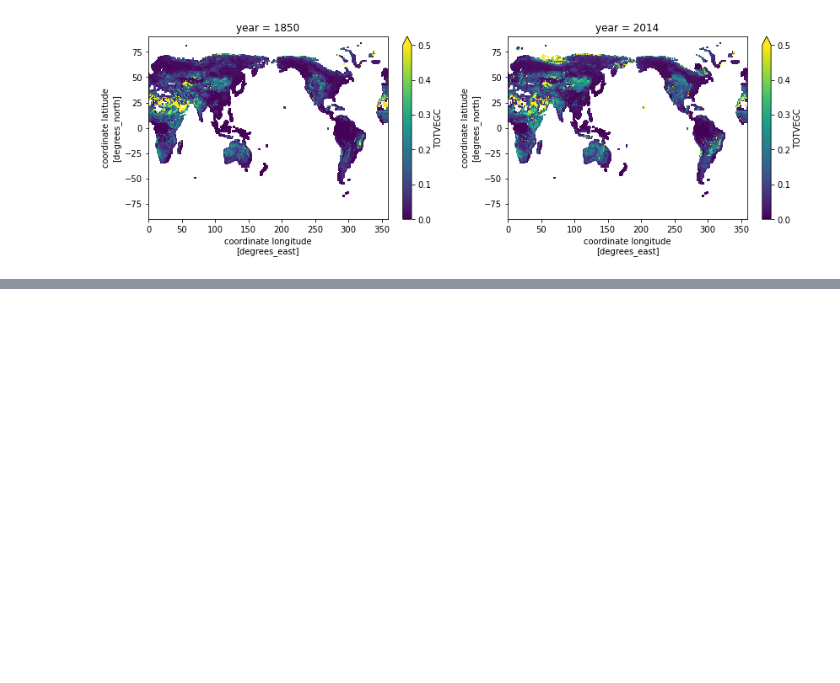
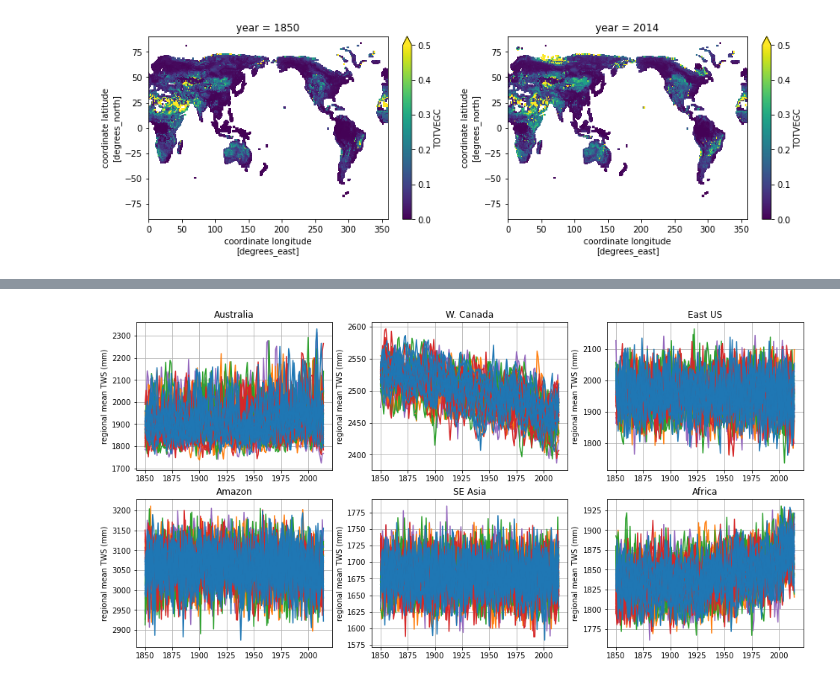
Before and after one commit to wwieder/cesm-lens, a Jupyter notebook: notebooks/lens_InitCond.ipynb, the cells around one changed output, grey strips where cells are left out. Saved outputs shown, nothing was run; the diff lists cells and outputs as text; code cells hidden in the pictures; blank space fills up the shorter version.

```diff
--- a/notebooks/lens_InitCond.ipynb
+++ b/notebooks/lens_InitCond.ipynb
@@ -287,3 +292,21 @@ plt.subplot(122)
 (ds.isel(year=-1).std(dim='ens')/ds.isel(year=-1).mean(dim='ens')).plot(vmax=0.5,vmin=0);
 # %% [output]
 [figure]
+# %%
+# As above, look at individual grid cells
+n = len(temp.ens)
+lats = [55, 55 ,-25,-30,60, 60]
+lons = [105,255,300,150,125,50]
+
+plt.figure(figsize=[16,8])
+for h in range(len(lats)):
+    temp = ds[var[0]].sel(lat=lats[h], lon=lons[h], method='nearest')
+    plt.subplot(2,3,(h+1))
+    plt.grid()
+    plt.ylabel(CESM2fields[0]+' (KgC/m2)');
+    plt.title('lat = '+str(lats[h])+', lon = '+str(lons[h]) )
+    if h>=2: plt.xlabel('year')
+    for i in range(n):
+        #macroID = int(macro_col[i])
+        #plt.plot(temp.year,temp.isel(ens=i),color=colors[macroID]);
+        plt.plot(temp.year,(temp*1e-3).isel(ens=i),color=TileCol[i]);
@@ -289,0 +327,19 @@ plt.subplot(122)
+# %%
+# Regional mean TWS
+n = len(temp.ens)
+latS = [-40, 45, 25, -5,10,-20]
+latN = [-10, 60, 40,  5,30, 15]
+lonE = [120, 250,275,280,100,0]
+lonW = [144,275,300,300,125,50]
+region = ['Australia','W. Canada','East US','Amazon','SE Asia','Africa']
+plt.figure(figsize=[16,8])
+for h in range(len(latS)):
+    temp = ds[var[1]].sel(lat=slice(latS[h],latN[h]), lon=slice(lonE[h],lonW[h])).mean(['lat','lon'])
+    plt.subplot(2,3,(h+1))
+    plt.grid()
+    plt.title(region[h])
+    plt.ylabel('regional mean '+var[1]+' ('+dsCESM2[var[1]].attrs['units']+')');
+    for i in range(n):
+        plt.plot(temp.year,temp.isel(ens=i),color=TileCol[i]);
+# %% [output]
+[figure, added]
```
Also changed, not shown: parts of 11 cells of this notebook.
